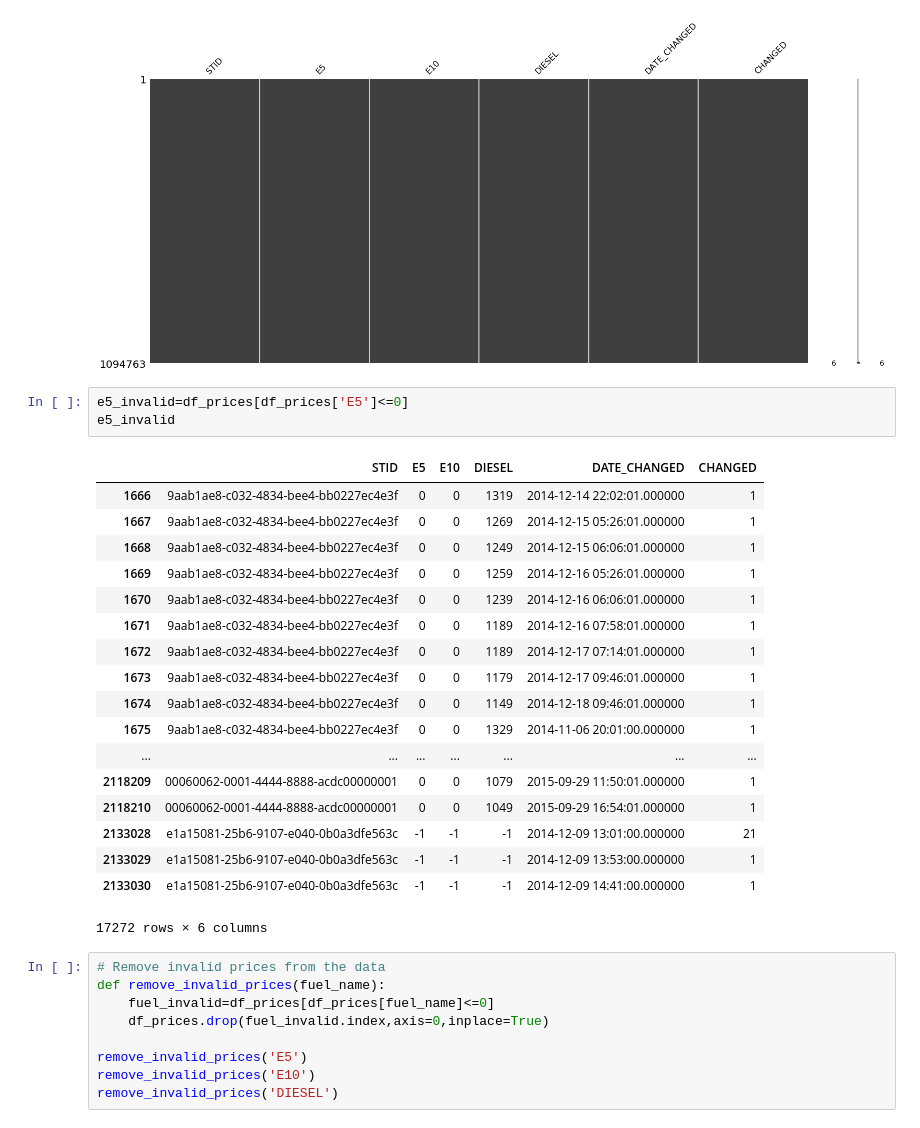
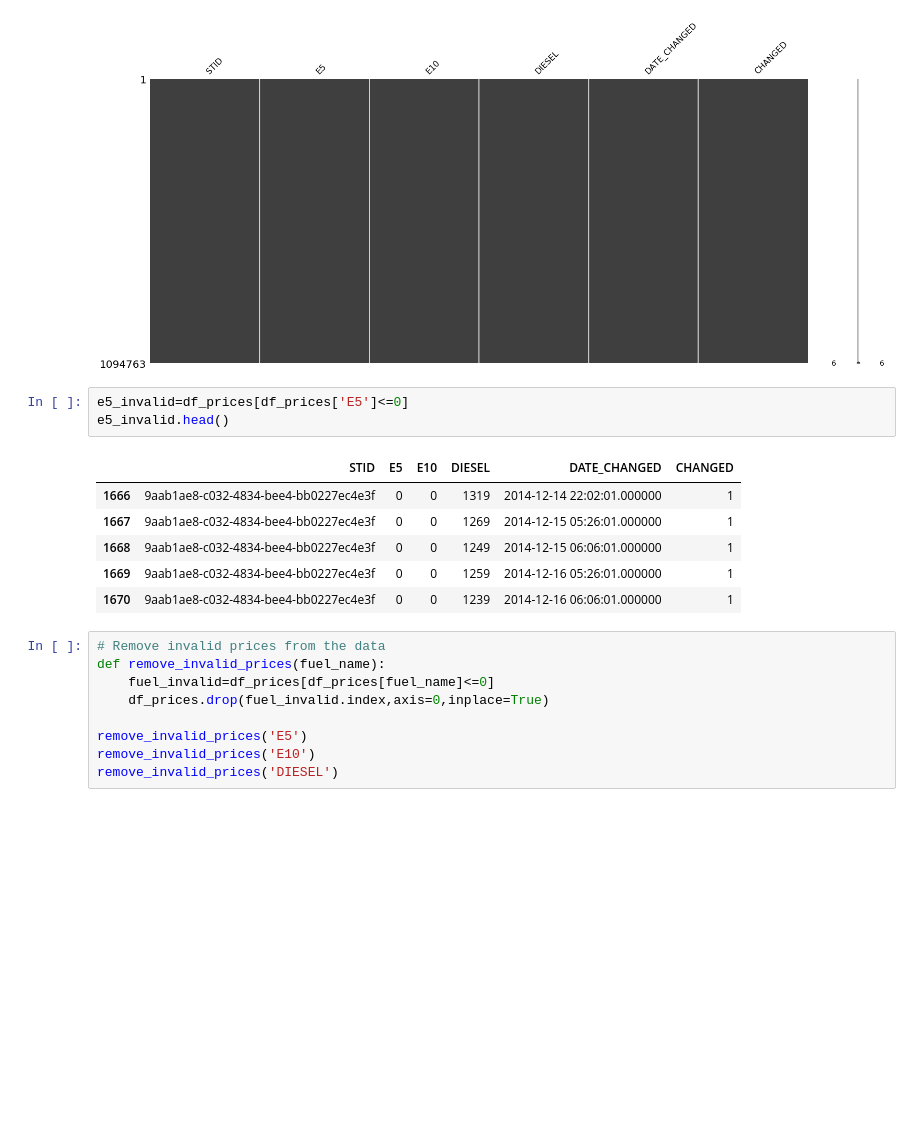
Before and after one commit to ds2019tukl/DS-2019-narayana-manjunath-reddy, a Jupyter notebook: Exercise 1.ipynb, the cells around one changed output. Drawn from its saved outputs; the diff is of its cells as text; blank space fills up the shorter version.

```diff
--- a/Exercise 1.ipynb
+++ b/Exercise 1.ipynb
@@ -216,26 +152,14 @@ msno.matrix(df_prices);
 [figure]
 # %%
 e5_invalid=df_prices[df_prices['E5']<=0]
-e5_invalid
+e5_invalid.head()
 # %% [output]
 |  | STID | E5 | E10 | DIESEL | DATE_CHANGED | CHANGED |
 | 1666 | 9aab1ae8-c032-4834-bee4-bb0227ec4e3f | 0 | 0 | 1319 | 2014-12-14 22:02:01.000000 | 1 |
 | 1667 | 9aab1ae8-c032-4834-bee4-bb0227ec4e3f | 0 | 0 | 1269 | 2014-12-15 05:26:01.000000 | 1 |
 | 1668 | 9aab1ae8-c032-4834-bee4-bb0227ec4e3f | 0 | 0 | 1249 | 2014-12-15 06:06:01.000000 | 1 |
 | 1669 | 9aab1ae8-c032-4834-bee4-bb0227ec4e3f | 0 | 0 | 1259 | 2014-12-16 05:26:01.000000 | 1 |
 | 1670 | 9aab1ae8-c032-4834-bee4-bb0227ec4e3f | 0 | 0 | 1239 | 2014-12-16 06:06:01.000000 | 1 |
-| 1671 | 9aab1ae8-c032-4834-bee4-bb0227ec4e3f | 0 | 0 | 1189 | 2014-12-16 07:58:01.000000 | 1 |
-| 1672 | 9aab1ae8-c032-4834-bee4-bb0227ec4e3f | 0 | 0 | 1189 | 2014-12-17 07:14:01.000000 | 1 |
-| 1673 | 9aab1ae8-c032-4834-bee4-bb0227ec4e3f | 0 | 0 | 1179 | 2014-12-17 09:46:01.000000 | 1 |
-| 1674 | 9aab1ae8-c032-4834-bee4-bb0227ec4e3f | 0 | 0 | 1149 | 2014-12-18 09:46:01.000000 | 1 |
-| 1675 | 9aab1ae8-c032-4834-bee4-bb0227ec4e3f | 0 | 0 | 1329 | 2014-11-06 20:01:00.000000 | 1 |
-| ... | ... | ... | ... | ... | ... | ... |
-| 2118209 | 00060062-0001-4444-8888-acdc00000001 | 0 | 0 | 1079 | 2015-09-29 11:50:01.000000 | 1 |
-| 2118210 | 00060062-0001-4444-8888-acdc00000001 | 0 | 0 | 1049 | 2015-09-29 16:54:01.000000 | 1 |
-| 2133028 | e1a15081-25b6-9107-e040-0b0a3dfe563c | -1 | -1 | -1 | 2014-12-09 13:01:00.000000 | 21 |
-| 2133029 | e1a15081-25b6-9107-e040-0b0a3dfe563c | -1 | -1 | -1 | 2014-12-09 13:53:00.000000 | 1 |
-| 2133030 | e1a15081-25b6-9107-e040-0b0a3dfe563c | -1 | -1 | -1 | 2014-12-09 14:41:00.000000 | 1 |
-17272 rows × 6 columns
 # %%
 # Remove invalid prices from the data
 def remove_invalid_prices(fuel_name):
```
Also changed, not shown: parts of 11 cells of this notebook, 1 other file.
